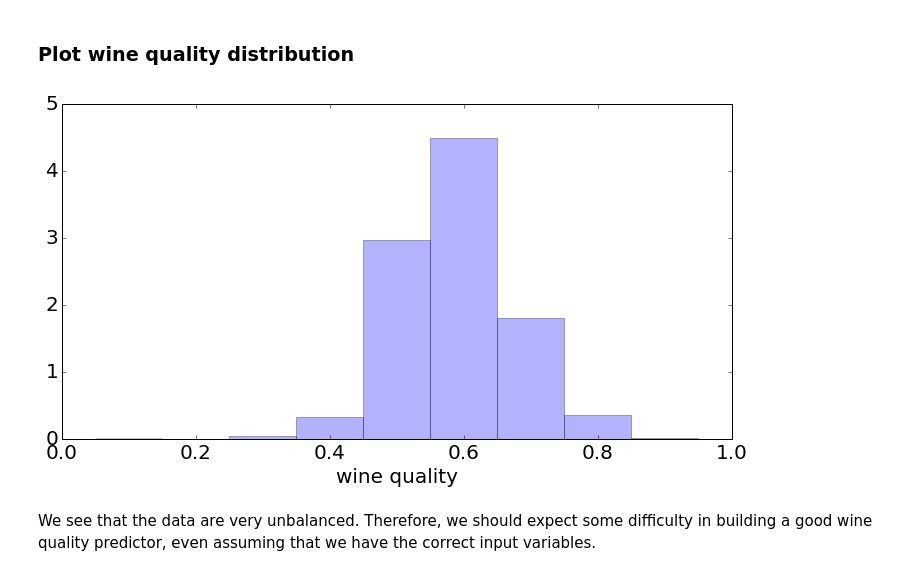
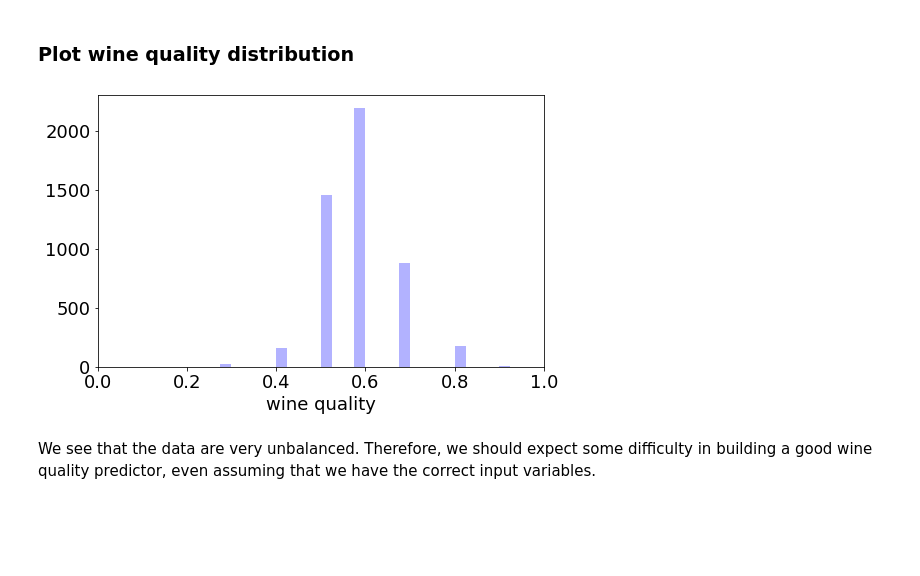
Before and after one commit to hbprosper/BariML, a Jupyter notebook: sklearn/scikit-learn_exercise_1.ipynb, the cells around one changed output. Cells and saved outputs as stored; diff of their text form; code cells hidden in the pictures; blank space fills up the shorter version.

```diff
--- a/sklearn/scikit-learn_exercise_1.ipynb
+++ b/sklearn/scikit-learn_exercise_1.ipynb
@@ -87,7 +90,7 @@ wine[0:10]
 ### Plot wine quality distribution
 # %%
 def plotVariable(df, name, x_label, x_range=(0.05, 1.05),
-                 nbins=10, kolor='blue', fgsize=(12, 6)):
+                 nbins=10, kolor='blue', fgsize=(8, 5)):
     # set size of figure
     plt.figure(figsize=fgsize)
     c, b, _ = plt.hist(df[name],
@@ -95,11 +98,9 @@ def plotVariable(df, name, x_label, x_range=(0.05, 1.05),
                        color=kolor,
                        alpha=0.3,
                        log=False,
-                       range=x_range,
-                       normed=True)
+                       range=x_range)
 
-    plt.xlim([0, 1])
-    plt.ylim([0, 5])
+    plt.xlim([b[0], b[-1]])
     plt.xlabel(x_label)
     plt.savefig("scitkit-learn_wine_%s.png" % name)
     plt.show()
@@ -110,9 +111,9 @@ def plotVariable(df, name, x_label, x_range=(0.05, 1.05),
     m = (b[1:] + b[:-1]) / 2
     return (c, m)
 # %%
-c, m = plotVariable(wine, 'quality', 'wine quality')
+c, m = plotVariable(wine, 'quality', 'wine quality', (0, 1), 40)
 # %% [output]
-[figure, old version]
+[figure, new version]
 # %% [markdown]
 We see that the data are very unbalanced. Therefore, we should expect some difficulty in building a good wine quality predictor, even assuming that we have the correct input variables.
 # %%
```
Also changed, not shown: parts of 8 cells of this notebook, 7 other files.
